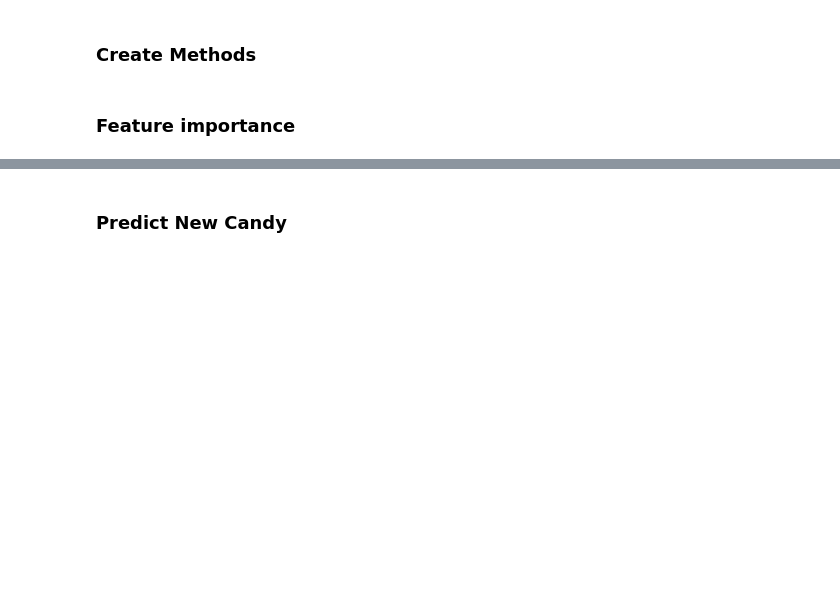
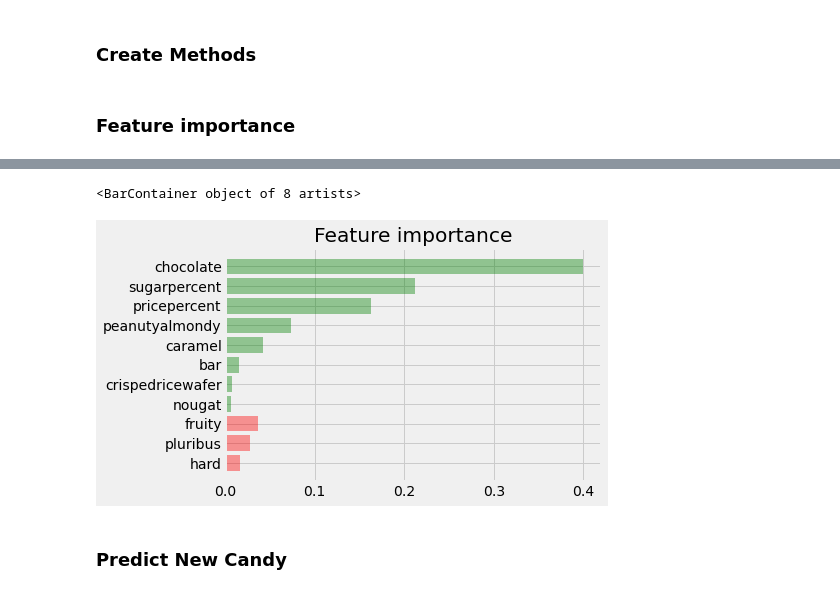
Before and after one commit to Mieju/CandyCare, a Jupyter notebook: CandyCare.ipynb, the cells around one changed output, grey strips where cells are left out. Cells and saved outputs as stored; diff of their text form; code cells hidden in the pictures; blank space fills up the shorter version.

```diff
--- a/CandyCare.ipynb
+++ b/CandyCare.ipynb
@@ -431,3 +473,25 @@ Text(0.5, 1.0, 'Feature importance')
+# %%
+stoplist = ['hard', 'fruity', 'pluribus']
+red = []
+green = []
+for i in range(0,len(f_imp)):
+    if f_imp[i][0] in stoplist:
+        red.append(f_imp[i])
+    else:
+        green.append(f_imp[i])
+
+columns = [f_i[0] for f_i in red]
+values = [f_i[1] for f_i in red]
+plt.barh(columns, values,  color='red', alpha = 0.4)
+plt.title("Feature importance")
+
+
+columns = [f_i[0] for f_i in green]
+values = [f_i[1] for f_i in green]
+plt.barh(columns, values, color='green', alpha=0.4)
+# %% [output]
+<BarContainer object of 8 artists>
+[figure, added]
 # %% [markdown]
 ### Predict New Candy
 # %%
```
Also changed, not shown: parts of 17 cells of this notebook.
